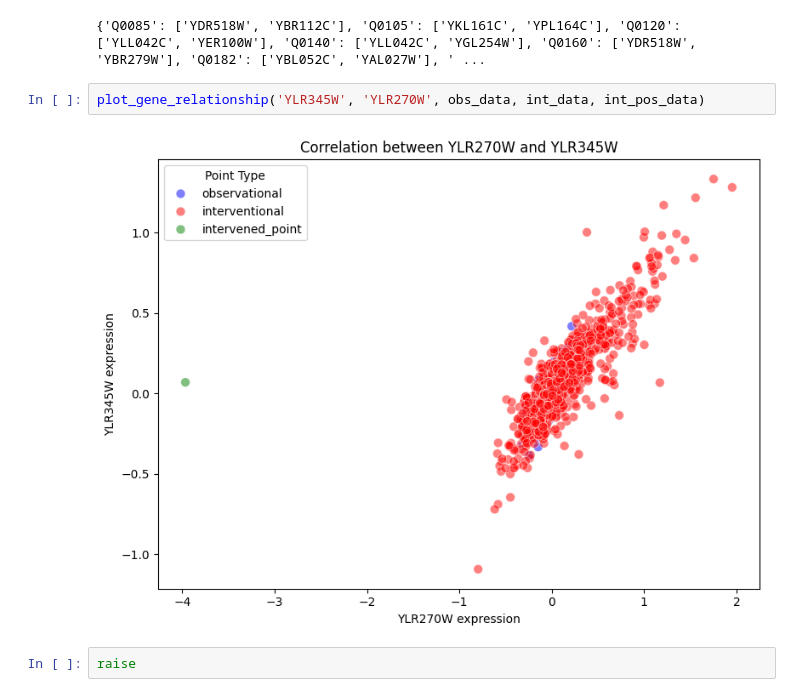
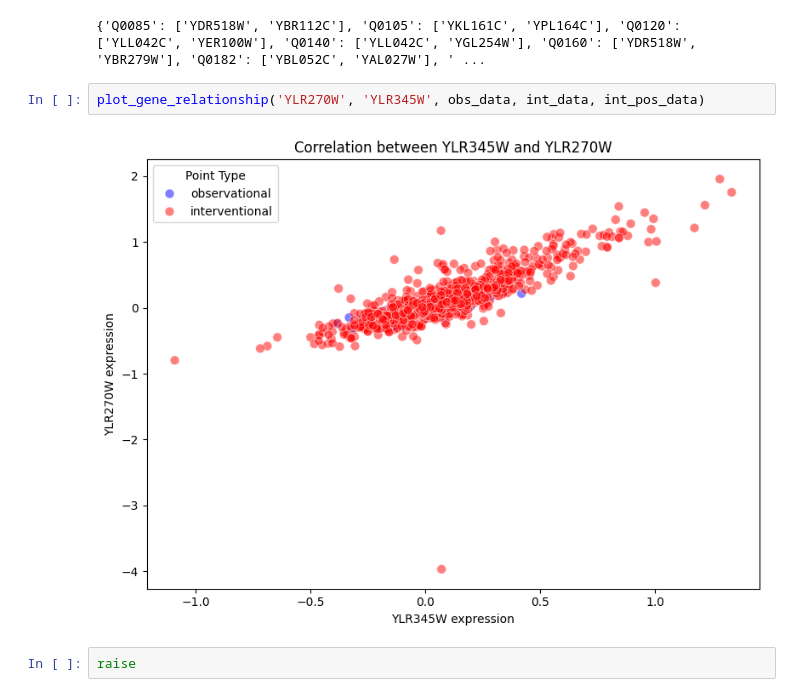
Before and after one commit to bonkh/ICM-replication, a Jupyter notebook: Experiment2/test.ipynb, the cells around one changed output. Saved outputs shown, nothing was run; the diff lists cells and outputs as text.

```diff
--- a/Experiment2/test.ipynb
+++ b/Experiment2/test.ipynb
@@ -212,9 +212,9 @@ print(data)
 # %% [output]
 {'Q0085': ['YDR518W', 'YBR112C'], 'Q0105': ['YKL161C', 'YPL164C'], 'Q0120': ['YLL042C', 'YER100W'], 'Q0140': ['YLL042C', 'YGL254W'], 'Q0160': ['YDR518W', 'YBR279W'], 'Q0182': ['YBL052C', 'YAL027W'], ' ...
 # %%
-plot_gene_relationship('YLR345W', 'YLR270W', obs_data, int_data, int_pos_data)
+plot_gene_relationship('YLR270W', 'YLR345W', obs_data, int_data, int_pos_data)
 # %% [output]
-[figure, old version]
+[figure, new version]
 # %%
 raise
 # %% [output]
```
Also changed, not shown: 2 other files.
